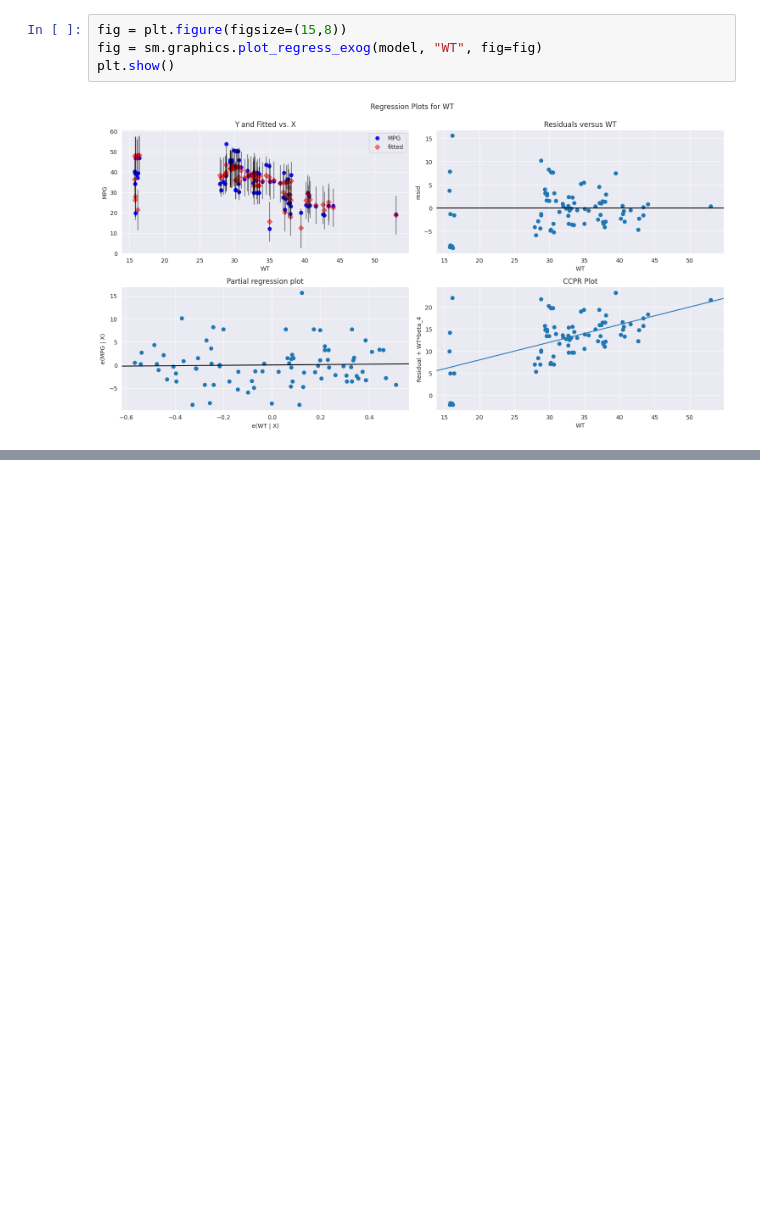
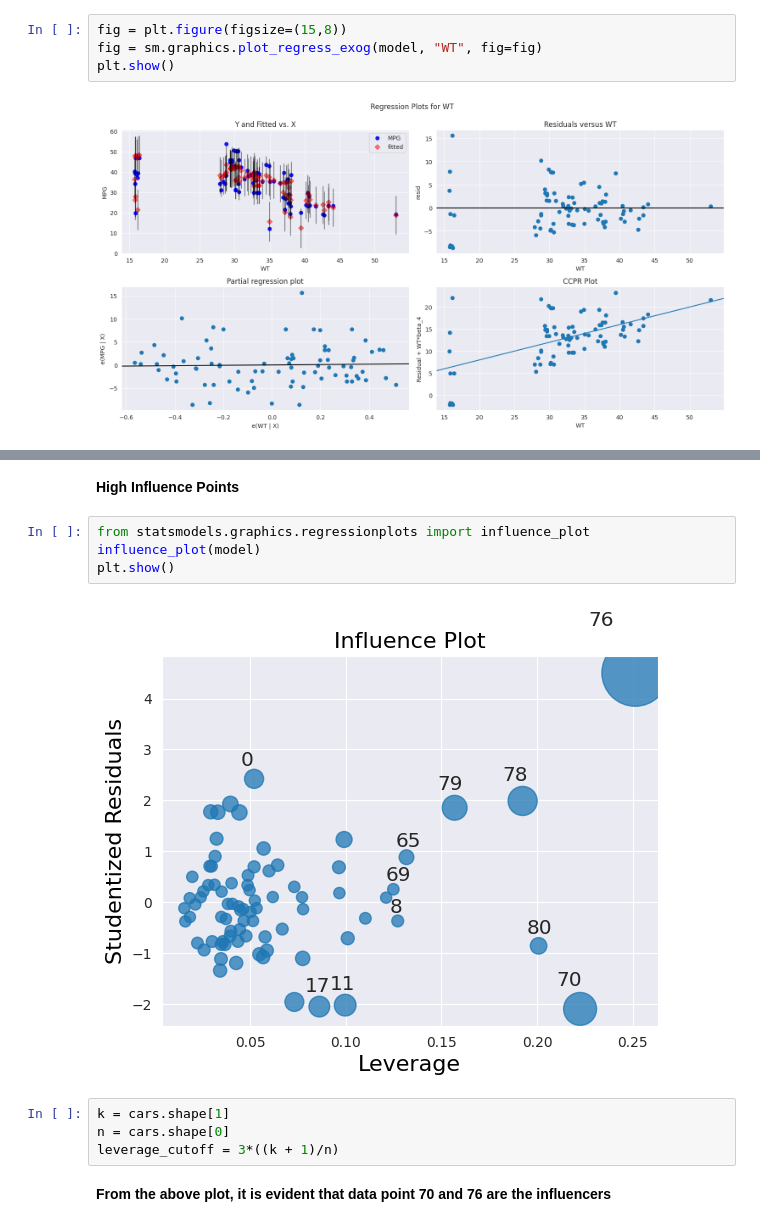
Before and after one commit to PrashAI/myprojectr, a Jupyter notebook: Multiple_Linear_Regression_Model.ipynb, the cells around one changed output, grey strips where cells are left out. Cells and saved outputs as stored; diff of their text form; blank space fills up the shorter version.

```diff
--- a/Multiple_Linear_Regression_Model.ipynb
+++ b/Multiple_Linear_Regression_Model.ipynb
@@ -190,0 +213,14 @@ plt.show()
+# %% [markdown]
+**High Influence Points**
+# %%
+from statsmodels.graphics.regressionplots import influence_plot
+influence_plot(model)
+plt.show()
+# %% [output]
+[figure, added]
+# %%
+k = cars.shape[1]
+n = cars.shape[0]
+leverage_cutoff = 3*((k + 1)/n)
+# %% [markdown]
+**From the above plot, it is evident that data point 70 and 76 are the influencers**
```
Also changed, not shown: parts of 40 cells of this notebook.
